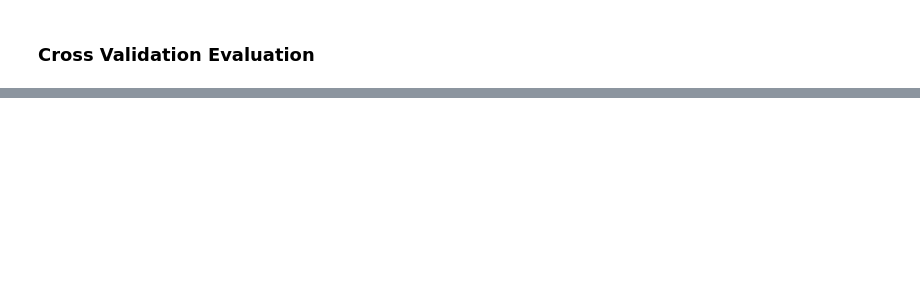
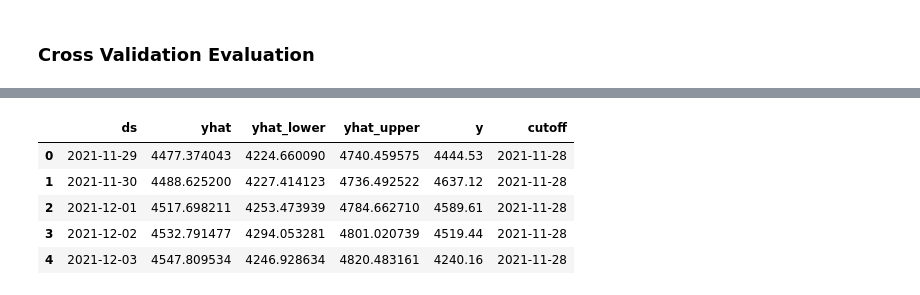
Before and after one commit to LeonMichel96/ML-Time-Series-Crypto, a Jupyter notebook: notebooks/Prophet_TimeSeries.ipynb, the cells around one changed output, grey strips where cells are left out. Cells and saved outputs as stored; diff of their text form; code cells hidden in the pictures; blank space fills up the shorter version.

```diff
--- a/notebooks/Prophet_TimeSeries.ipynb
+++ b/notebooks/Prophet_TimeSeries.ipynb
@@ -201,0 +221,9 @@ mape
+# %%
+cv_results.head()
+# %% [output]
+|  | ds | yhat | yhat_lower | yhat_upper | y | cutoff |
+| 0 | 2021-11-29 | 4477.374043 | 4224.660090 | 4740.459575 | 4444.53 | 2021-11-28 |
+| 1 | 2021-11-30 | 4488.625200 | 4227.414123 | 4736.492522 | 4637.12 | 2021-11-28 |
+| 2 | 2021-12-01 | 4517.698211 | 4253.473939 | 4784.662710 | 4589.61 | 2021-11-28 |
+| 3 | 2021-12-02 | 4532.791477 | 4294.053281 | 4801.020739 | 4519.44 | 2021-11-28 |
+| 4 | 2021-12-03 | 4547.809534 | 4246.928634 | 4820.483161 | 4240.16 | 2021-11-28 |
```
Also changed, not shown: parts of 19 cells of this notebook.
